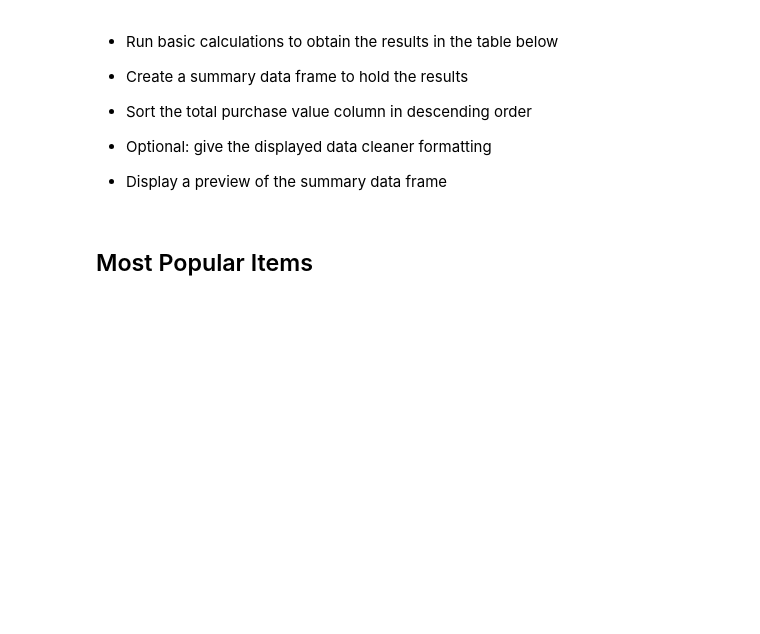
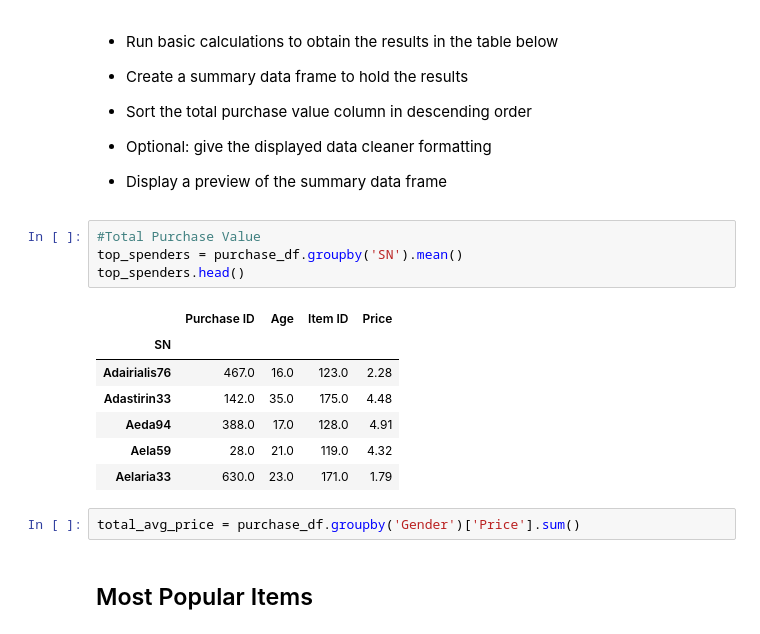
Before and after one commit to d-jenkins/pandas-challenge, a Jupyter notebook: HeroesOfPymoli/HeroesOfPymoli_final.ipynb, the cells around one changed output. Cells and saved outputs as stored; diff of their text form; blank space fills up the shorter version.

```diff
--- a/HeroesOfPymoli/HeroesOfPymoli_final.ipynb
+++ b/HeroesOfPymoli/HeroesOfPymoli_final.ipynb
@@ -287,6 +300,20 @@ grouped_by_age.min()
 
 
 * Display a preview of the summary data frame
+# %%
+#Total Purchase Value
+top_spenders = purchase_df.groupby('SN').mean()
+top_spenders.head()
+# %% [output]
+|  | Purchase ID | Age | Item ID | Price |
+| SN |  |  |  |  |
+| Adairialis76 | 467.0 | 16.0 | 123.0 | 2.28 |
+| Adastirin33 | 142.0 | 35.0 | 175.0 | 4.48 |
+| Aeda94 | 388.0 | 17.0 | 128.0 | 4.91 |
+| Aela59 | 28.0 | 21.0 | 119.0 | 4.32 |
+| Aelaria33 | 630.0 | 23.0 | 171.0 | 1.79 |
+# %%
+total_avg_price = purchase_df.groupby('Gender')['Price'].sum()
 # %% [markdown]
 ## Most Popular Items
 # %% [markdown]
```
Also changed, not shown: parts of 14 cells of this notebook.
